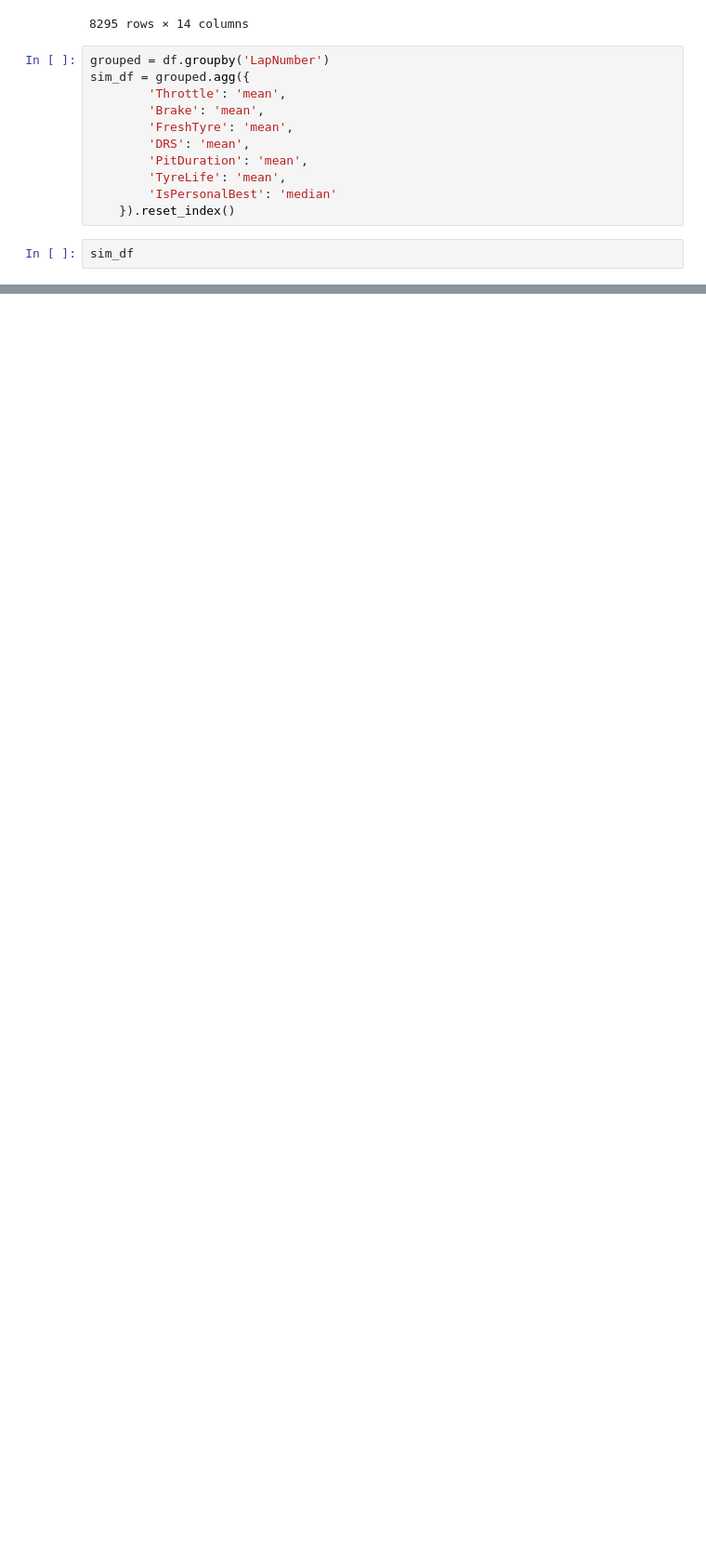
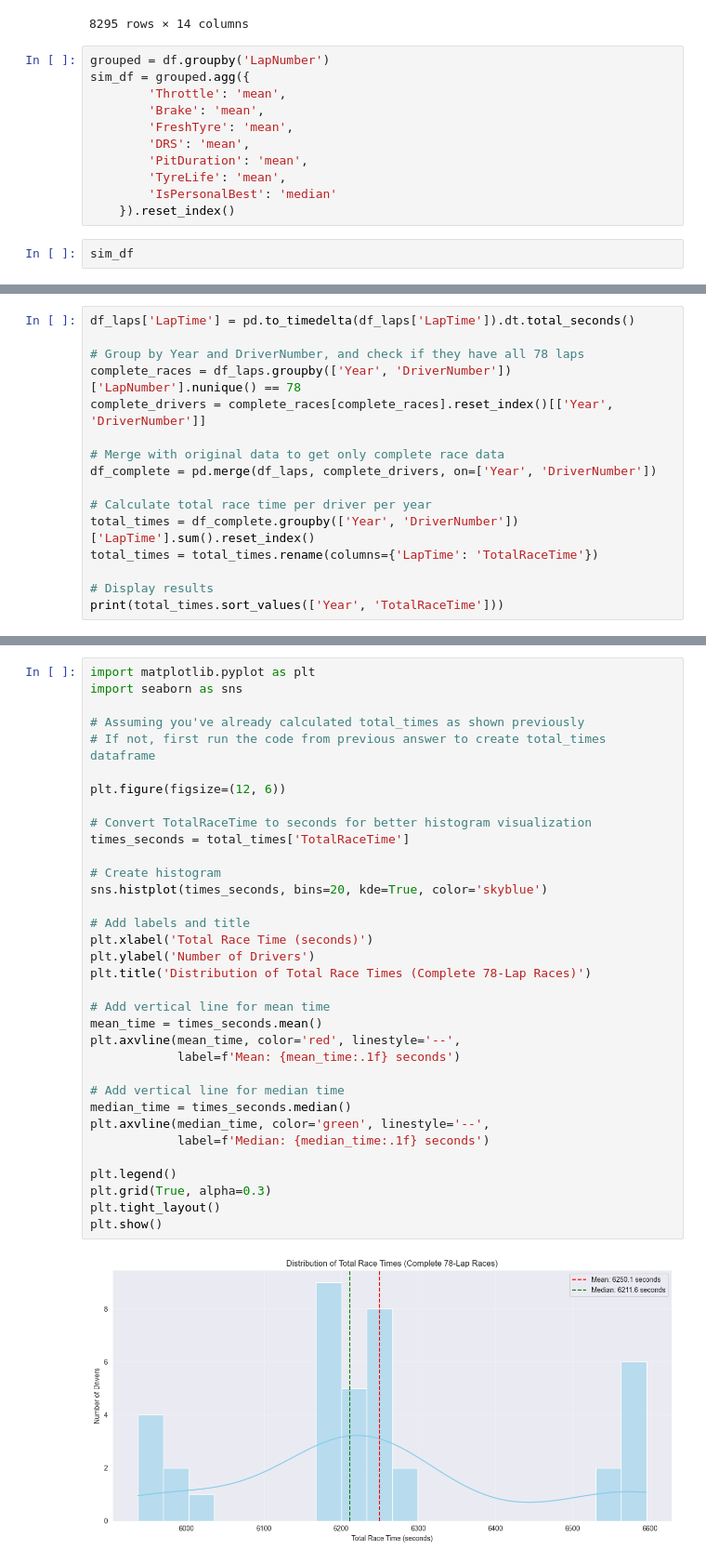
Before and after one commit to JigyashuSaravta/2025Spring_Final_F1, a Jupyter notebook: Fastf1/regression_fastf1.ipynb, the cells around one changed output, grey strips where cells are left out. Shown at 93% size. Drawn from its saved outputs; the diff is of its cells as text; blank space fills up the shorter version.

```diff
--- a/Fastf1/regression_fastf1.ipynb
+++ b/Fastf1/regression_fastf1.ipynb
@@ -795,0 +897,16 @@ sim_df
+# %%
+df_laps['LapTime'] = pd.to_timedelta(df_laps['LapTime']).dt.total_seconds()
+
+# Group by Year and DriverNumber, and check if they have all 78 laps
+complete_races = df_laps.groupby(['Year', 'DriverNumber'])['LapNumber'].nunique() == 78
+complete_drivers = complete_races[complete_races].reset_index()[['Year', 'DriverNumber']]
+
+# Merge with original data to get only complete race data
+df_complete = pd.merge(df_laps, complete_drivers, on=['Year', 'DriverNumber'])
+
+# Calculate total race time per driver per year
+total_times = df_complete.groupby(['Year', 'DriverNumber'])['LapTime'].sum().reset_index()
+total_times = total_times.rename(columns={'LapTime': 'TotalRaceTime'})
+
+# Display results
+print(total_times.sort_values(['Year', 'TotalRaceTime']))
@@ -795,0 +951,36 @@ sim_df
+# %%
+import matplotlib.pyplot as plt
+import seaborn as sns
+
+# Assuming you've already calculated total_times as shown previously
+# If not, first run the code from previous answer to create total_times dataframe
+
+plt.figure(figsize=(12, 6))
+
+# Convert TotalRaceTime to seconds for better histogram visualization
+times_seconds = total_times['TotalRaceTime']
+
+# Create histogram
+sns.histplot(times_seconds, bins=20, kde=True, color='skyblue')
+
+# Add labels and title
+plt.xlabel('Total Race Time (seconds)')
+plt.ylabel('Number of Drivers')
+plt.title('Distribution of Total Race Times (Complete 78-Lap Races)')
+
+# Add vertical line for mean time
+mean_time = times_seconds.mean()
+plt.axvline(mean_time, color='red', linestyle='--',
+            label=f'Mean: {mean_time:.1f} seconds')
+
+# Add vertical line for median time
+median_time = times_seconds.median()
+plt.axvline(median_time, color='green', linestyle='--',
+            label=f'Median: {median_time:.1f} seconds')
+
+plt.legend()
+plt.grid(True, alpha=0.3)
+plt.tight_layout()
+plt.show()
+# %% [output]
+[figure, added]
```
Also changed, not shown: parts of 17 cells of this notebook, 5 other files.
